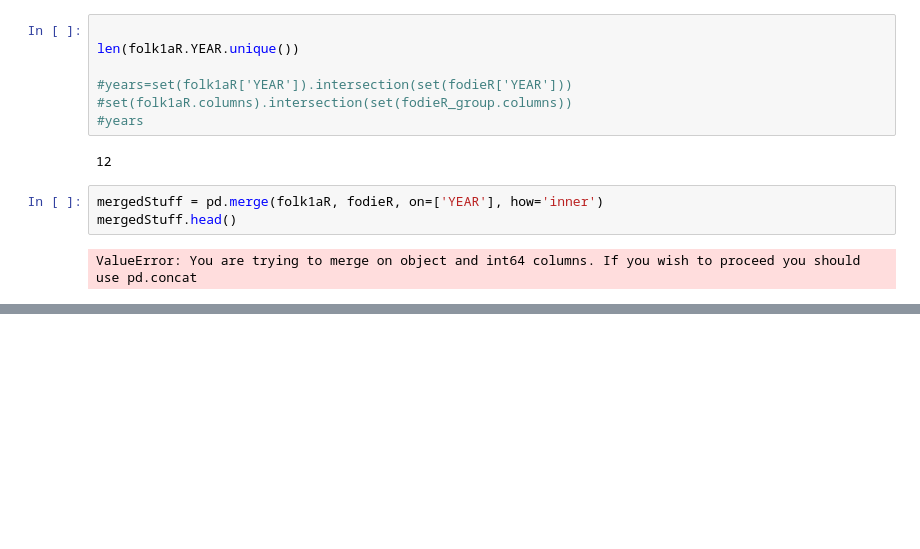
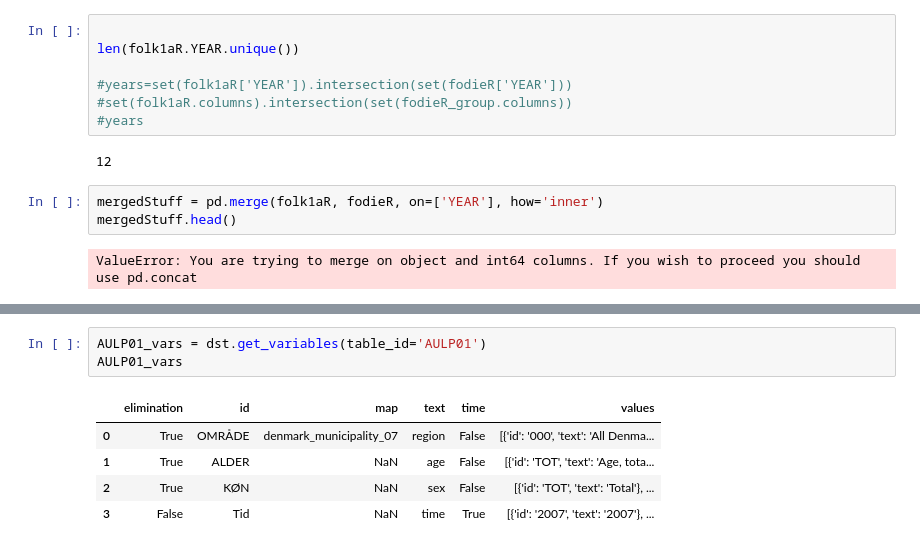
Before and after one commit to MathiasNymand/projects-2019-team-spirit, a Jupyter notebook: dataproject/dataproject/Dataproject.ipynb, the cells around one changed output, grey strips where cells are left out. Drawn from its saved outputs; the diff is of its cells as text; blank space fills up the shorter version.

```diff
--- a/dataproject/dataproject/Dataproject.ipynb
+++ b/dataproject/dataproject/Dataproject.ipynb
@@ -177,0 +199,9 @@ Hej med jer :D
+# %%
+AULP01_vars = dst.get_variables(table_id='AULP01')
+AULP01_vars
+# %% [output]
+|  | elimination | id | map | text | time | values |
+| 0 | True | OMRÅDE | denmark_municipality_07 | region | False | [{'id': '000', 'text': 'All Denma... |
+| 1 | True | ALDER | NaN | age | False | [{'id': 'TOT', 'text': 'Age, tota... |
+| 2 | True | KØN | NaN | sex | False | [{'id': 'TOT', 'text': 'Total'}, ... |
+| 3 | False | Tid | NaN | time | True | [{'id': '2007', 'text': '2007'}, ... |
```
Also changed, not shown: parts of 6 cells of this notebook.
